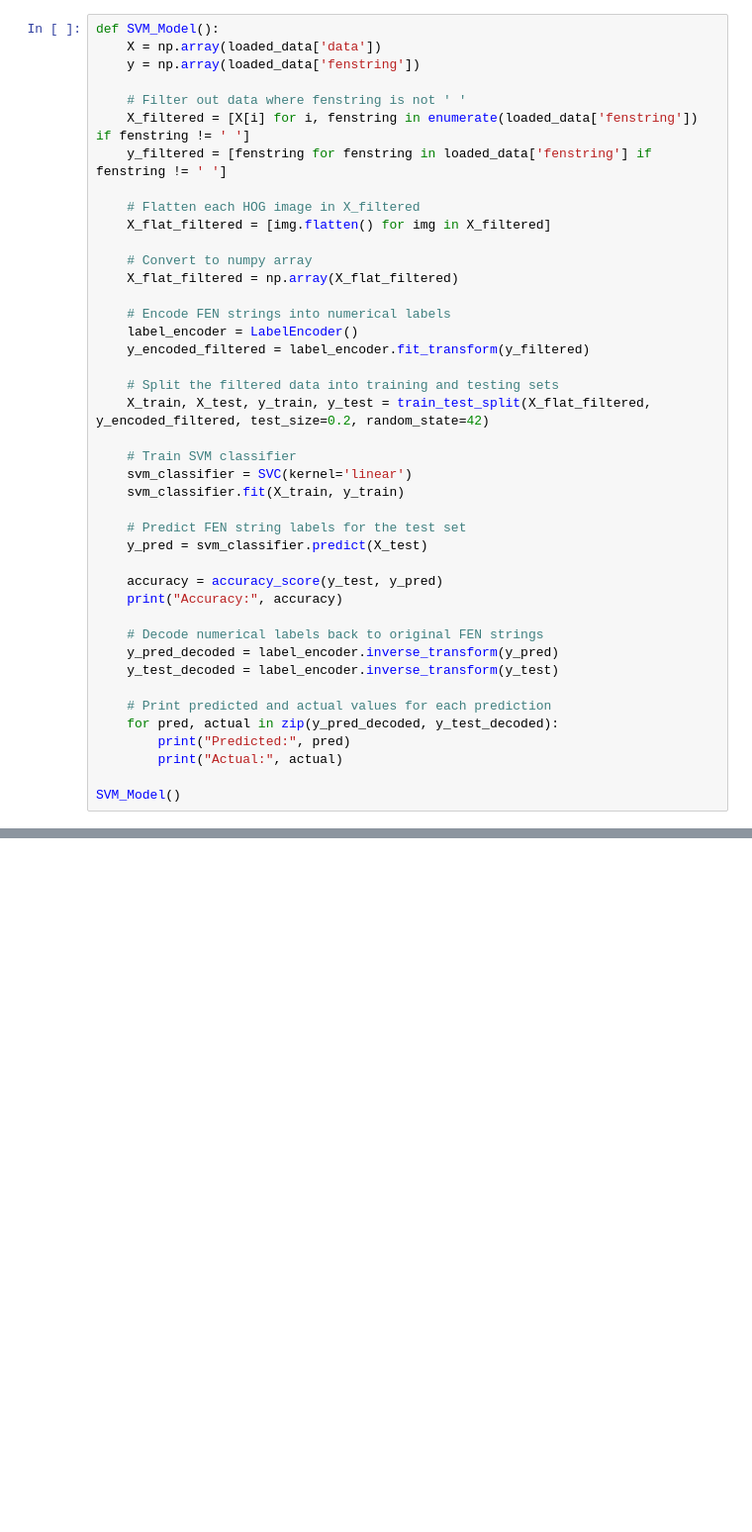
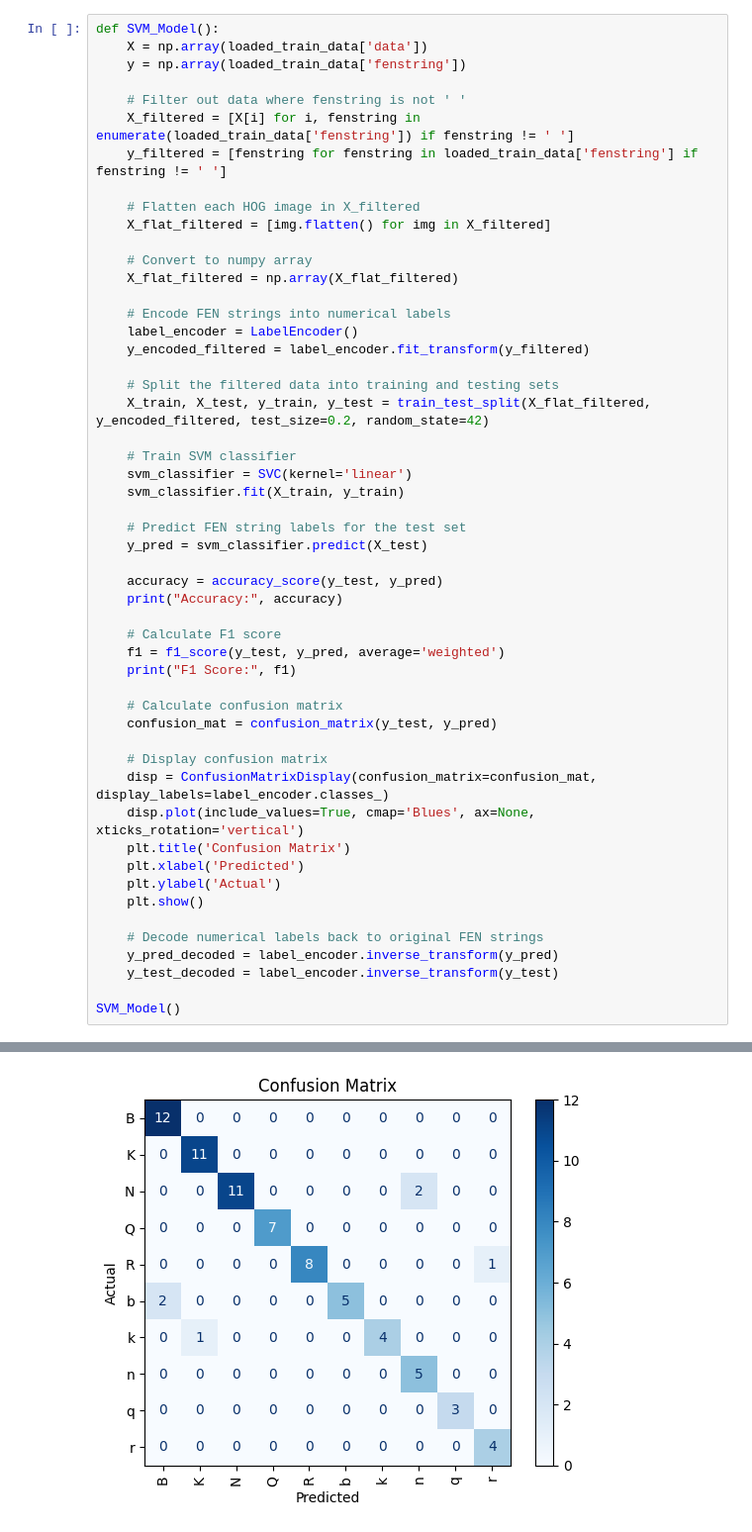
Before and after one commit to kevdillman/AML_Chess_Recognition_Kevin, a Jupyter notebook: AML_Chess_Recognition.ipynb, the cells around one changed output, grey strips where cells are left out. Shown at 99% size. Drawn from its saved outputs; the diff is of its cells as text; blank space fills up the shorter version.

Commit message:
Add Board Prediction

```diff
--- a/AML_Chess_Recognition.ipynb
+++ b/AML_Chess_Recognition.ipynb
@@ -176,11 +294,11 @@ B
 # %%
 def SVM_Model():
-    X = np.array(loaded_data['data'])
-    y = np.array(loaded_data['fenstring'])
+    X = np.array(loaded_train_data['data'])
+    y = np.array(loaded_train_data['fenstring'])
 
     # Filter out data where fenstring is not ' '
-    X_filtered = [X[i] for i, fenstring in enumerate(loaded_data['fenstring']) if fenstring != ' ']
-    y_filtered = [fenstring for fenstring in loaded_data['fenstring'] if fenstring != ' ']
+    X_filtered = [X[i] for i, fenstring in enumerate(loaded_train_data['fenstring']) if fenstring != ' ']
+    y_filtered = [fenstring for fenstring in loaded_train_data['fenstring'] if fenstring != ' ']
 
     # Flatten each HOG image in X_filtered
     X_flat_filtered = [img.flatten() for img in X_filtered]
@@ -205,14 +323,24 @@ def SVM_Model():
     accuracy = accuracy_score(y_test, y_pred)
     print("Accuracy:", accuracy)
 
+    # Calculate F1 score
+    f1 = f1_score(y_test, y_pred, average='weighted')
+    print("F1 Score:", f1)
+
+    # Calculate confusion matrix
+    confusion_mat = confusion_matrix(y_test, y_pred)
+
+    # Display confusion matrix
+    disp = ConfusionMatrixDisplay(confusion_matrix=confusion_mat, display_labels=label_encoder.classes_)
+    disp.plot(include_values=True, cmap='Blues', ax=None, xticks_rotation='vertical')
+    plt.title('Confusion Matrix')
+    plt.xlabel('Predicted')
+    plt.ylabel('Actual')
+    plt.show()
+
     # Decode numerical labels back to original FEN strings
     y_pred_decoded = label_encoder.inverse_transform(y_pred)
     y_test_decoded = label_encoder.inverse_transform(y_test)
 
-    # Print predicted and actual values for each prediction
-    for pred, actual in zip(y_pred_decoded, y_test_decoded):
-        print("Predicted:", pred)
-        print("Actual:", actual)
-
 SVM_Model()
 # %% [output]
@@ -235,0 +349 @@ Actual: k
+[figure, added]
```
Also changed, not shown: parts of 9 cells of this notebook, 1 other file.
